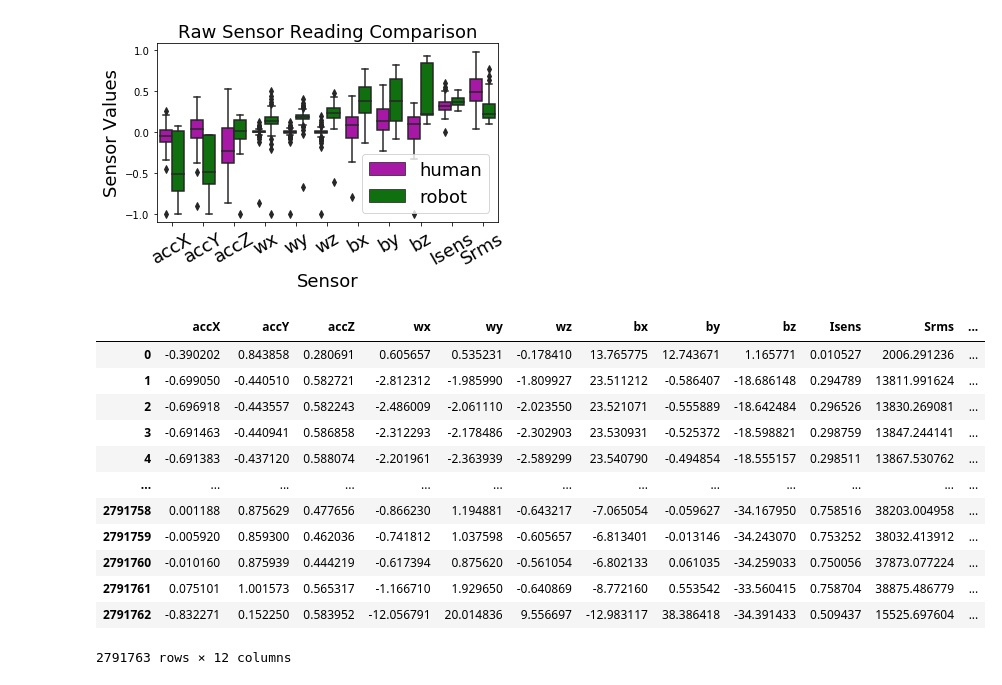
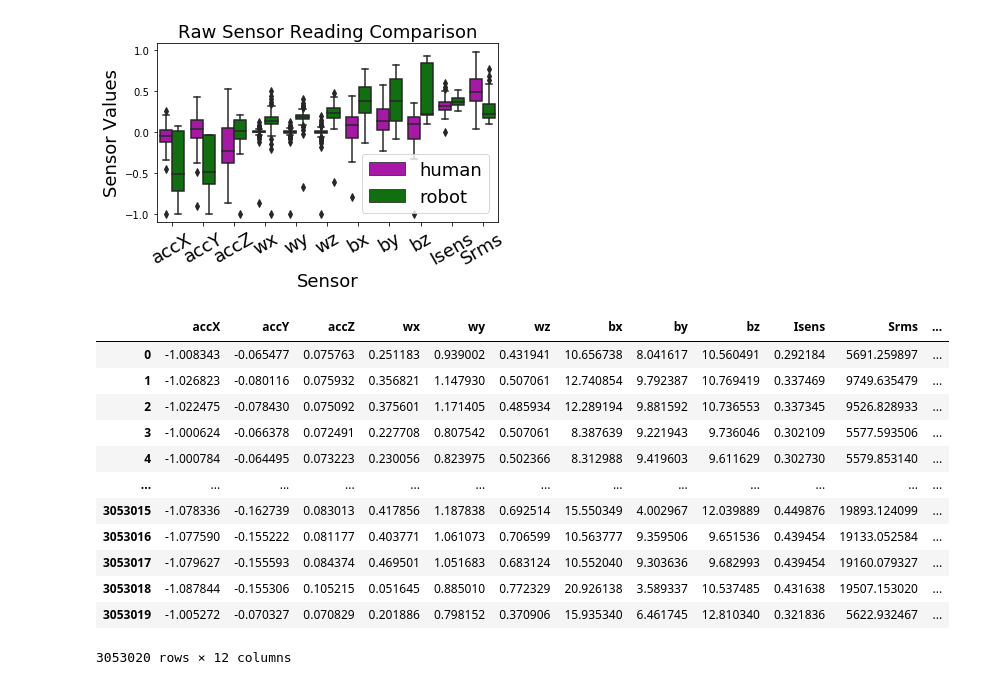
Before and after one commit to ss26/Smart-Tools, a Jupyter notebook: notebooks/plots.ipynb, the cells around one changed output. Drawn from its saved outputs; the diff is of its cells as text; code cells hidden in the pictures.

```diff
--- a/notebooks/plots.ipynb
+++ b/notebooks/plots.ipynb
@@ -485,18 +485,19 @@ plt.savefig('/home/ss26/Projects/Smart-Tools/progress/apr5/sensor_comparisons/se
 # %%
 raw_df_human = pd.read_parquet('/home/ss26/Projects/Smart-Tools/data/F2021_Human_Smoothened_Cleaned.parquet')
 # raw_df_human.reset_index(inplace=True)
-raw_df_human
+raw_df_robot = pd.read_parquet('/home/ss26/Projects/Smart-Tools/data/S2023_Yaskawa_Smoothened_Cleaned.parquet')
+raw_df_robot
 # %% [output]
 |  | accX | accY | accZ | wx | wy | wz | bx | by | bz | Isens | Srms | ... |
-| 0 | -0.390202 | 0.843858 | 0.280691 | 0.605657 | 0.535231 | -0.178410 | 13.765775 | 12.743671 | 1.165771 | 0.010527 | 2006.291236 | ... |
-| 1 | -0.699050 | -0.440510 | 0.582721 | -2.812312 | -1.985990 | -1.809927 | 23.511212 | -0.586407 | -18.686148 | 0.294789 | 13811.991624 | ... |
-| 2 | -0.696918 | -0.443557 | 0.582243 | -2.486009 | -2.061110 | -2.023550 | 23.521071 | -0.555889 | -18.642484 | 0.296526 | 13830.269081 | ... |
-| 3 | -0.691463 | -0.440941 | 0.586858 | -2.312293 | -2.178486 | -2.302903 | 23.530931 | -0.525372 | -18.598821 | 0.298759 | 13847.244141 | ... |
-| 4 | -0.691383 | -0.437120 | 0.588074 | -2.201961 | -2.363939 | -2.589299 | 23.540790 | -0.494854 | -18.555157 | 0.298511 | 13867.530762 | ... |
+| 0 | -1.008343 | -0.065477 | 0.075763 | 0.251183 | 0.939002 | 0.431941 | 10.656738 | 8.041617 | 10.560491 | 0.292184 | 5691.259897 | ... |
+| 1 | -1.026823 | -0.080116 | 0.075932 | 0.356821 | 1.147930 | 0.507061 | 12.740854 | 9.792387 | 10.769419 | 0.337469 | 9749.635479 | ... |
+| 2 | -1.022475 | -0.078430 | 0.075092 | 0.375601 | 1.171405 | 0.485934 | 12.289194 | 9.881592 | 10.736553 | 0.337345 | 9526.828933 | ... |
+| 3 | -1.000624 | -0.066378 | 0.072491 | 0.227708 | 0.807542 | 0.507061 | 8.387639 | 9.221943 | 9.736046 | 0.302109 | 5577.593506 | ... |
+| 4 | -1.000784 | -0.064495 | 0.073223 | 0.230056 | 0.823975 | 0.502366 | 8.312988 | 9.419603 | 9.611629 | 0.302730 | 5579.853140 | ... |
 | ... | ... | ... | ... | ... | ... | ... | ... | ... | ... | ... | ... | ... |
-| 2791758 | 0.001188 | 0.875629 | 0.477656 | -0.866230 | 1.194881 | -0.643217 | -7.065054 | -0.059627 | -34.167950 | 0.758516 | 38203.004958 | ... |
-| 2791759 | -0.005920 | 0.859300 | 0.462036 | -0.741812 | 1.037598 | -0.605657 | -6.813401 | -0.013146 | -34.243070 | 0.753252 | 38032.413912 | ... |
-| 2791760 | -0.010160 | 0.875939 | 0.444219 | -0.617394 | 0.875620 | -0.561054 | -6.802133 | 0.061035 | -34.259033 | 0.750056 | 37873.077224 | ... |
-| 2791761 | 0.075101 | 1.001573 | 0.565317 | -1.166710 | 1.929650 | -0.640869 | -8.772160 | 0.553542 | -33.560415 | 0.758704 | 38875.486779 | ... |
-| 2791762 | -0.832271 | 0.152250 | 0.583952 | -12.056791 | 20.014836 | 9.556697 | -12.983117 | 38.386418 | -34.391433 | 0.509437 | 15525.697604 | ... |
+| 3053015 | -1.078336 | -0.162739 | 0.083013 | 0.417856 | 1.187838 | 0.692514 | 15.550349 | 4.002967 | 12.039889 | 0.449876 | 19893.124099 | ... |
+| 3053016 | -1.077590 | -0.155222 | 0.081177 | 0.403771 | 1.061073 | 0.706599 | 10.563777 | 9.359506 | 9.651536 | 0.439454 | 19133.052584 | ... |
+| 3053017 | -1.079627 | -0.155593 | 0.084374 | 0.469501 | 1.051683 | 0.683124 | 10.552040 | 9.303636 | 9.682993 | 0.439454 | 19160.079327 | ... |
+| 3053018 | -1.087844 | -0.155306 | 0.105215 | 0.051645 | 0.885010 | 0.772329 | 20.926138 | 3.589337 | 10.537485 | 0.431638 | 19507.153020 | ... |
+| 3053019 | -1.005272 | -0.070327 | 0.070829 | 0.201886 | 0.798152 | 0.370906 | 15.935340 | 6.461745 | 12.810340 | 0.321836 | 5622.932467 | ... |
-2791763 rows × 12 columns
+3053020 rows × 12 columns
```
Also changed, not shown: parts of 14 cells of this notebook, 1 other file.
